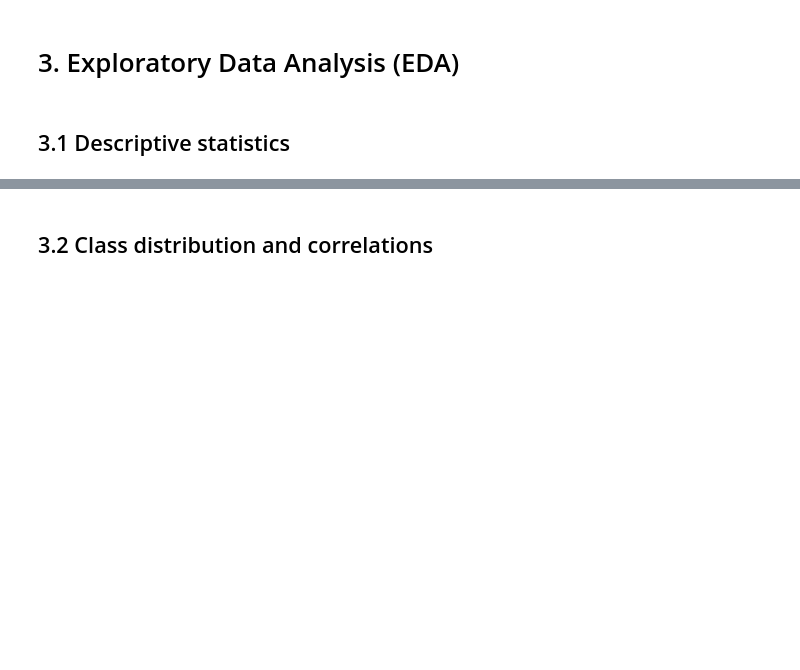
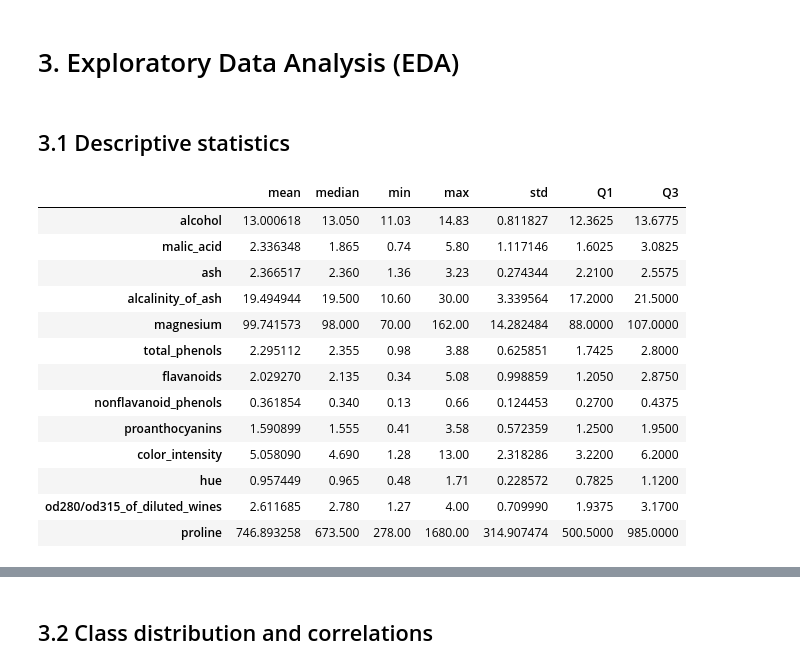
Before and after one commit to akYavuz/ml-project, a Jupyter notebook: notebooks/wine.ipynb, the cells around one changed output, grey strips where cells are left out. Saved outputs shown, nothing was run; the diff lists cells and outputs as text; code cells hidden in the pictures; blank space fills up the shorter version.

```diff
--- a/notebooks/wine.ipynb
+++ b/notebooks/wine.ipynb
@@ -27,3 +130,23 @@ y = pd.Series(data.target, name="target")
 # 3. Exploratory Data Analysis (EDA)
 # %% [markdown]
 ## 3.1 Descriptive statistics
+# %%
+stats = X.agg(["mean", "median", "min", "max", "std"]).T
+stats["Q1"] = X.quantile(0.25)
+stats["Q3"] = X.quantile(0.75)
+stats
+# %% [output]
+|  | mean | median | min | max | std | Q1 | Q3 |
+| alcohol | 13.000618 | 13.050 | 11.03 | 14.83 | 0.811827 | 12.3625 | 13.6775 |
+| malic_acid | 2.336348 | 1.865 | 0.74 | 5.80 | 1.117146 | 1.6025 | 3.0825 |
+| ash | 2.366517 | 2.360 | 1.36 | 3.23 | 0.274344 | 2.2100 | 2.5575 |
+| alcalinity_of_ash | 19.494944 | 19.500 | 10.60 | 30.00 | 3.339564 | 17.2000 | 21.5000 |
+| magnesium | 99.741573 | 98.000 | 70.00 | 162.00 | 14.282484 | 88.0000 | 107.0000 |
+| total_phenols | 2.295112 | 2.355 | 0.98 | 3.88 | 0.625851 | 1.7425 | 2.8000 |
+| flavanoids | 2.029270 | 2.135 | 0.34 | 5.08 | 0.998859 | 1.2050 | 2.8750 |
+| nonflavanoid_phenols | 0.361854 | 0.340 | 0.13 | 0.66 | 0.124453 | 0.2700 | 0.4375 |
+| proanthocyanins | 1.590899 | 1.555 | 0.41 | 3.58 | 0.572359 | 1.2500 | 1.9500 |
+| color_intensity | 5.058090 | 4.690 | 1.28 | 13.00 | 2.318286 | 3.2200 | 6.2000 |
+| hue | 0.957449 | 0.965 | 0.48 | 1.71 | 0.228572 | 0.7825 | 1.1200 |
+| od280/od315_of_diluted_wines | 2.611685 | 2.780 | 1.27 | 4.00 | 0.709990 | 1.9375 | 3.1700 |
+| proline | 746.893258 | 673.500 | 278.00 | 1680.00 | 314.907474 | 500.5000 | 985.0000 |
```
Also changed, not shown: parts of 58 cells of this notebook, 22 other files.
